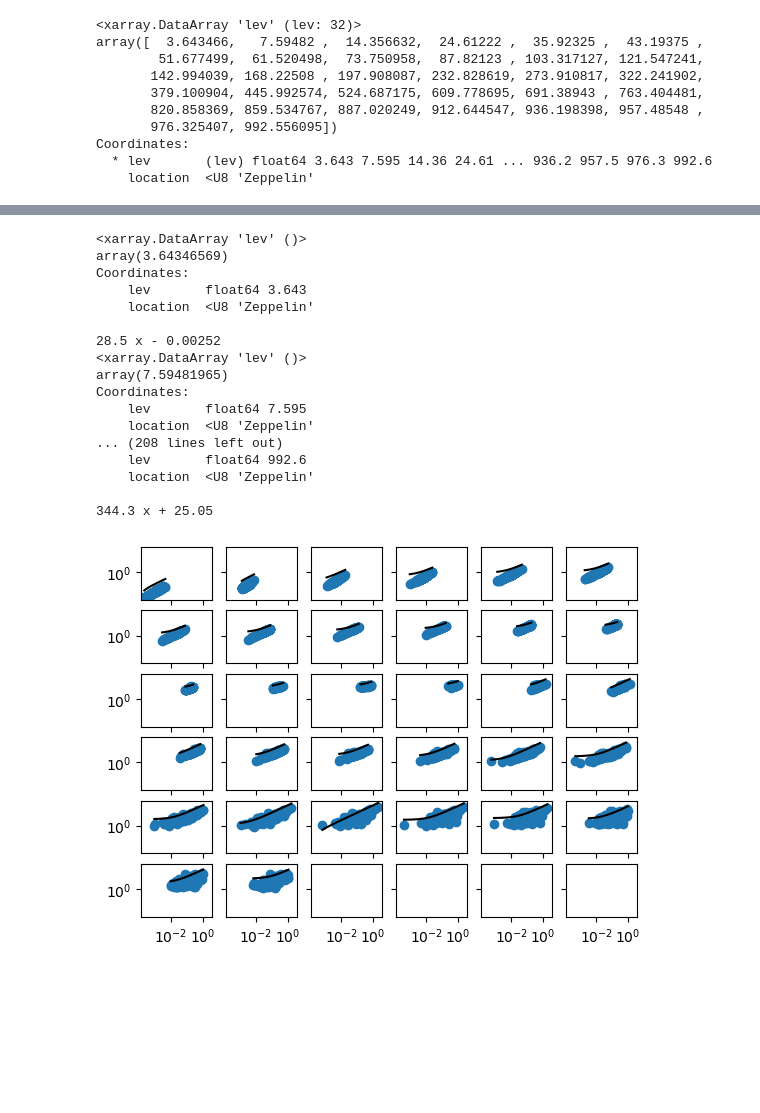
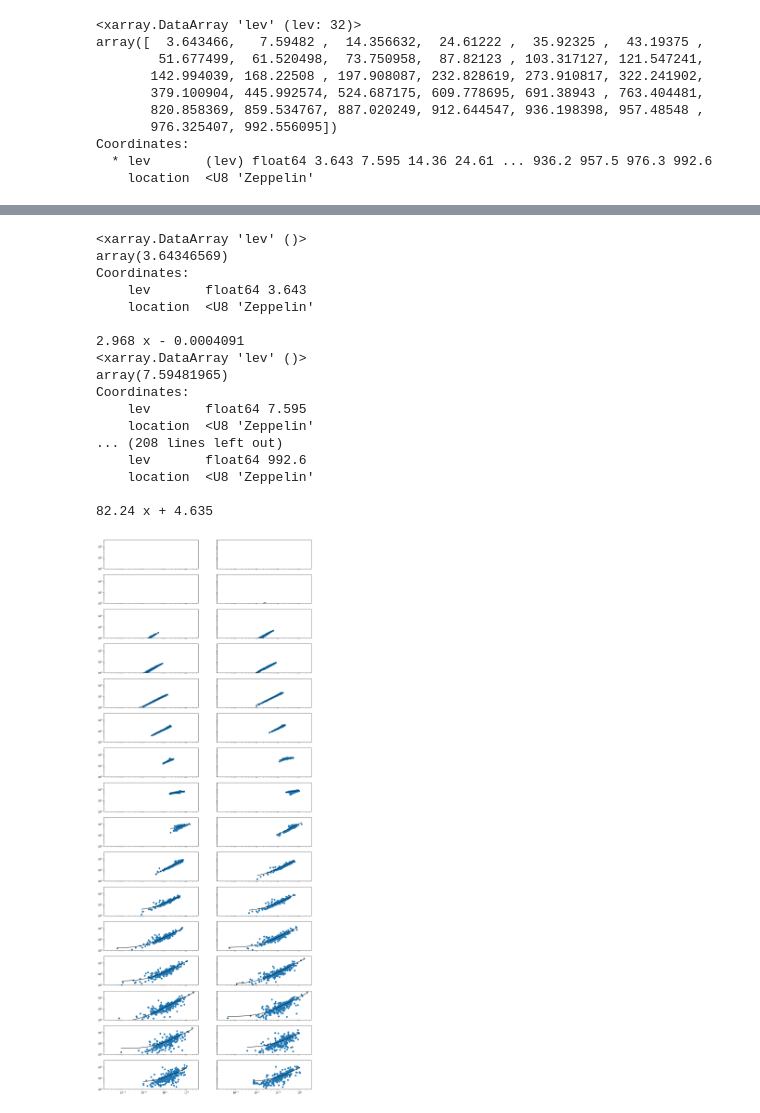
Before and after one commit to eScience-course/-Tjaernoe2022-group1, a Jupyter notebook: notebooks/Stefan/N100 Model vs SO4.ipynb, the cells around one changed output, grey strips where cells are left out. Cells and saved outputs as stored; diff of their text form; code cells hidden in the pictures; blank space fills up the shorter version.

Commit message:
Proper size of plots

```diff
--- a/notebooks/Stefan/N100 Model vs SO4.ipynb
+++ b/notebooks/Stefan/N100 Model vs SO4.ipynb
@@ -415,3 +415,24 @@ MAM
 JJA
 SON
 [figure]
+# %%
+fig, axs = plt.subplots(2,2, sharex=True, sharey=True)
+#ax.set_ylim ([0,750])
+#ax.set_xlim ([0,1.2])
+
+
+
+for seas, ax, col in zip(['DJF','MAM','JJA','SON'], axs.flatten(),['blue','green','orange','red']):
+    print(seas)
+    _dss = _ds.where(_ds['season']==seas)
+    _dss = _dss.to_dataframe().dropna()
+    ax.scatter(x=_dss['BC_AI'], y=_dss['N50'],c= col, alpha = 0.2)
+    #z = np.polyfit(_dss['SO4_tot'], _dss['N50'], 1)
+    #p = np.poly1d(z)
+    #x= np.linspace(_dss['SO4_tot'].min(), _dss['SO4_tot'].max())
+    #ax.plot( x, p(x), c = col, )
+    #print(p)
+    #ax.set_ylim ([0,750])
+    #ax.set_xlim ([0,1.2])
+    #ax.set_yscale ('log')
+    #ax.set_xscale ('log')
@@ -470,21 +499,20 @@ fig, axs = plt.subplots(16,2, sharex=True, sharey=True, figsize = [15,40])
 #ax.set_xlim ([0,1.2])
 
 for lev, ax in zip(winter_daily['lev'], axs.flatten()):
-    print(lev)
+    #print(lev)
     _dss = winter_daily.where(winter_daily['lev']==lev)
     _dss = _dss.to_dataframe().dropna()
     ax.scatter(x=_dss['SO4_tot'], y=_dss['N100'] )
-    z = np.polyfit(_dss['SO4_tot'], _dss['N50'], 1)
+    z = np.polyfit(_dss['SO4_tot'], _dss['N100'], 1)
     p = np.poly1d(z)
     x= np.logspace(np.log10(_dss['SO4_tot'].min()), np.log10(_dss['SO4_tot'].max()))
     ax.plot( x, p(x), c = 'black', )
-    figsize = 15
-    aspectratio=1.0
     #dpi = 100
-    print(p)
-    #ax.set_ylim ([7,100])
-    #ax.set_xlim ([0.007,0.2])
+    #print(p)
+    ax.set_ylim ([0.1,100])
+    ax.set_xlim ([0.007,2])
     ax.set_yscale ('log')
     ax.set_xscale ('log')
-    legend(
+    ax.set_title(f'{lev.values:.1f} hPa')
+sns.despine(fig)
 # %% [output]
@@ -509,40 +520,40 @@ Coordinates:
 # %%
-fig, axs = plt.subplots(6,6, sharex=True, sharey=True)
+fig, axs = plt.subplots(16,2, figsize = [15,40], sharex=True, sharey=True)
 
 #ax.set_ylim ([0,750])
 #ax.set_xlim ([0,1.2])
 
 for lev, ax in zip(spring_daily['lev'], axs.flatten()):
     print(lev)
     _dss = spring_daily.where(spring_daily['lev']==lev)
     _dss = _dss.to_dataframe().dropna()
     ax.scatter(x=_dss['SO4_tot'], y=_dss['N100'] )
-    z = np.polyfit(_dss['SO4_tot'], _dss['N50'], 1)
+    z = np.polyfit(_dss['SO4_tot'], _dss['N100'], 1)
     p = np.poly1d(z)
     x= np.logspace(np.log10(_dss['SO4_tot'].min()), np.log10(_dss['SO4_tot'].max()))
     ax.plot( x, p(x), c = 'black', )
     print(p)
     #ax.set_ylim ([7,100])
     #ax.set_xlim ([0.007,0.2])
     ax.set_yscale ('log')
     ax.set_xscale ('log')
 # %% [output]
 <xarray.DataArray 'lev' ()>
 array(3.64346569)
 Coordinates:
     lev       float64 3.643
     location  <U8 'Zeppelin'
 
-28.5 x - 0.00252
+2.968 x - 0.0004091
 <xarray.DataArray 'lev' ()>
 array(7.59481965)
 Coordinates:
     lev       float64 7.595
     location  <U8 'Zeppelin'
 ... (208 lines left out)
     lev       float64 992.6
     location  <U8 'Zeppelin'
 
-344.3 x + 25.05
+82.24 x + 4.635
-[figure, old version]
+[figure, new version]
 # %%
```
Also changed, not shown: parts of 6 cells of this notebook.
